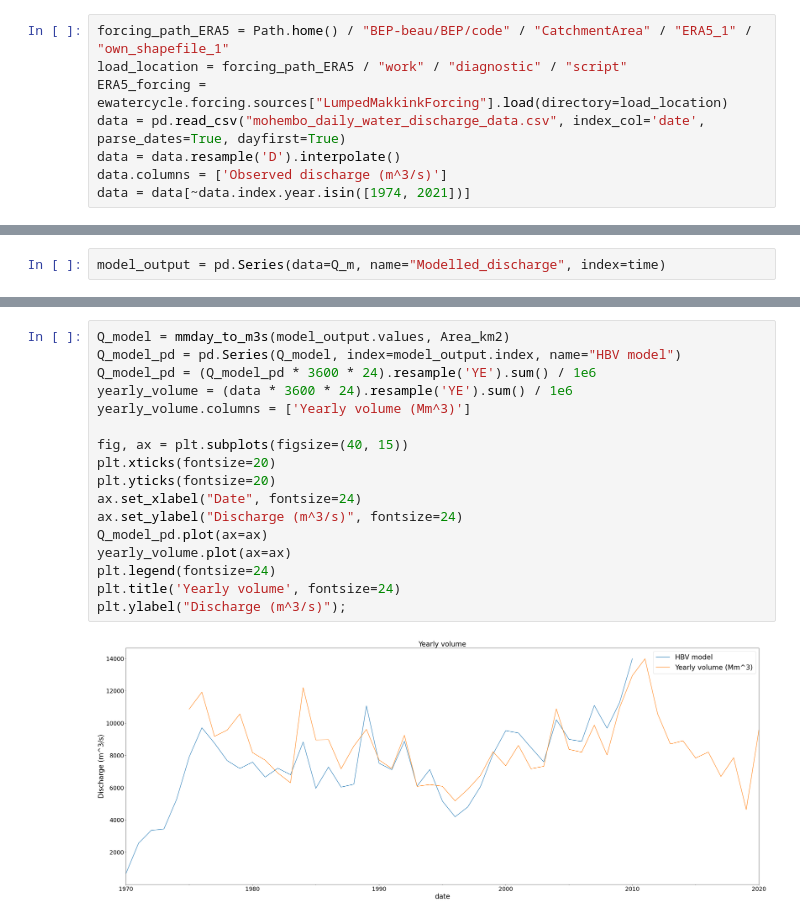
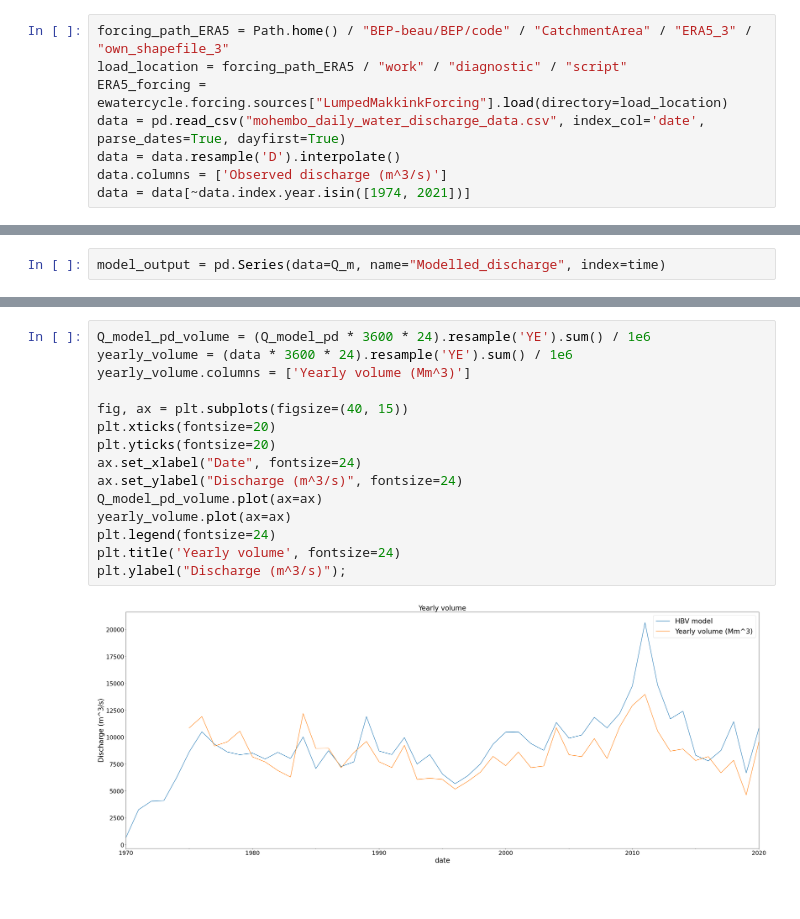
Before and after one commit to eWaterCycle/projects, a Jupyter notebook: BEP/code/HBV/HBV.ipynb, the cells around one changed output, grey strips where cells are left out. Saved outputs shown, nothing was run; the diff lists cells and outputs as text.

```diff
--- a/BEP/code/HBV/HBV.ipynb
+++ b/BEP/code/HBV/HBV.ipynb
@@ -14,7 +14,7 @@ import ewatercycle
 import ewatercycle.models
 import ewatercycle.forcing
 # %%
-forcing_path_ERA5 = Path.home() / "BEP-beau/BEP/code" / "CatchmentArea" / "ERA5_1" / "own_shapefile_1"
+forcing_path_ERA5 = Path.home() / "BEP-beau/BEP/code" / "CatchmentArea" / "ERA5_3" / "own_shapefile_3"
 load_location = forcing_path_ERA5 / "work" / "diagnostic" / "script"
 ERA5_forcing = ewatercycle.forcing.sources["LumpedMakkinkForcing"].load(directory=load_location)
 data = pd.read_csv("mohembo_daily_water_discharge_data.csv", index_col='date', parse_dates=True, dayfirst=True)
@@ -110,19 +110,17 @@ plt.ylabel("Discharge (m^3/s)");
 # %%
-Q_model = mmday_to_m3s(model_output.values, Area_km2)
-Q_model_pd = pd.Series(Q_model, index=model_output.index, name="HBV model")
-Q_model_pd = (Q_model_pd * 3600 * 24).resample('YE').sum() / 1e6
+Q_model_pd_volume = (Q_model_pd * 3600 * 24).resample('YE').sum() / 1e6
 yearly_volume = (data * 3600 * 24).resample('YE').sum() / 1e6
 yearly_volume.columns = ['Yearly volume (Mm^3)']
 
 fig, ax = plt.subplots(figsize=(40, 15))
 plt.xticks(fontsize=20)
 plt.yticks(fontsize=20)
 ax.set_xlabel("Date", fontsize=24)
 ax.set_ylabel("Discharge (m^3/s)", fontsize=24)
-Q_model_pd.plot(ax=ax)
+Q_model_pd_volume.plot(ax=ax)
 yearly_volume.plot(ax=ax)
 plt.legend(fontsize=24)
 plt.title('Yearly volume', fontsize=24)
 plt.ylabel("Discharge (m^3/s)");
 # %% [output]
-[figure, old version]
+[figure, new version]
```
Also changed, not shown: parts of 4 cells of this notebook, 3 other files.
